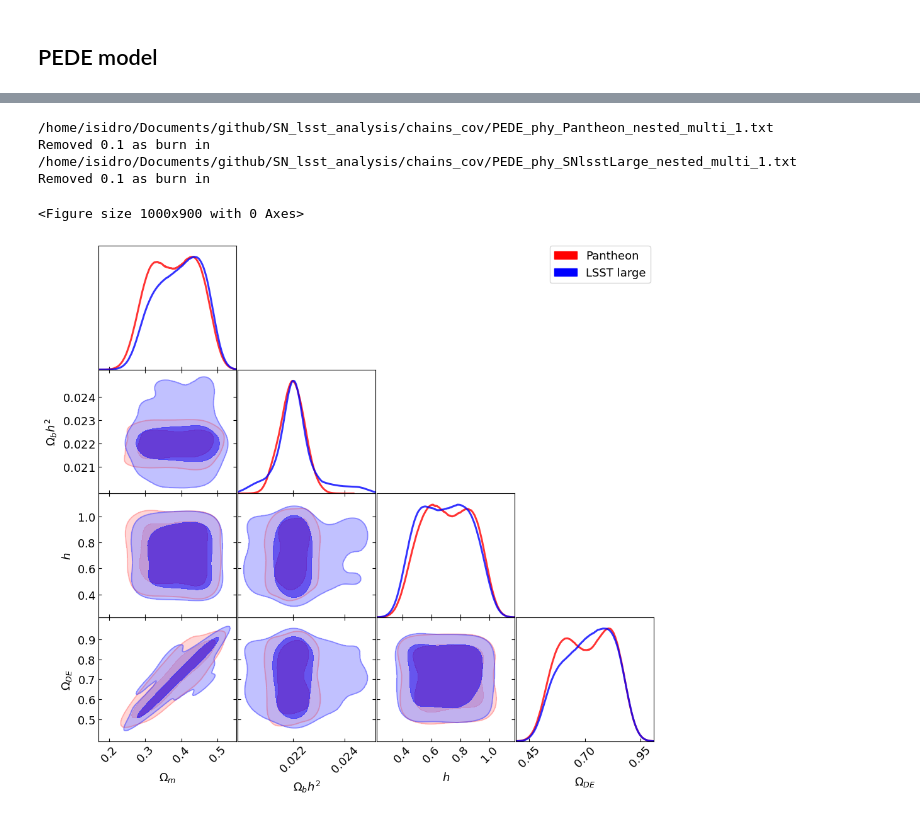
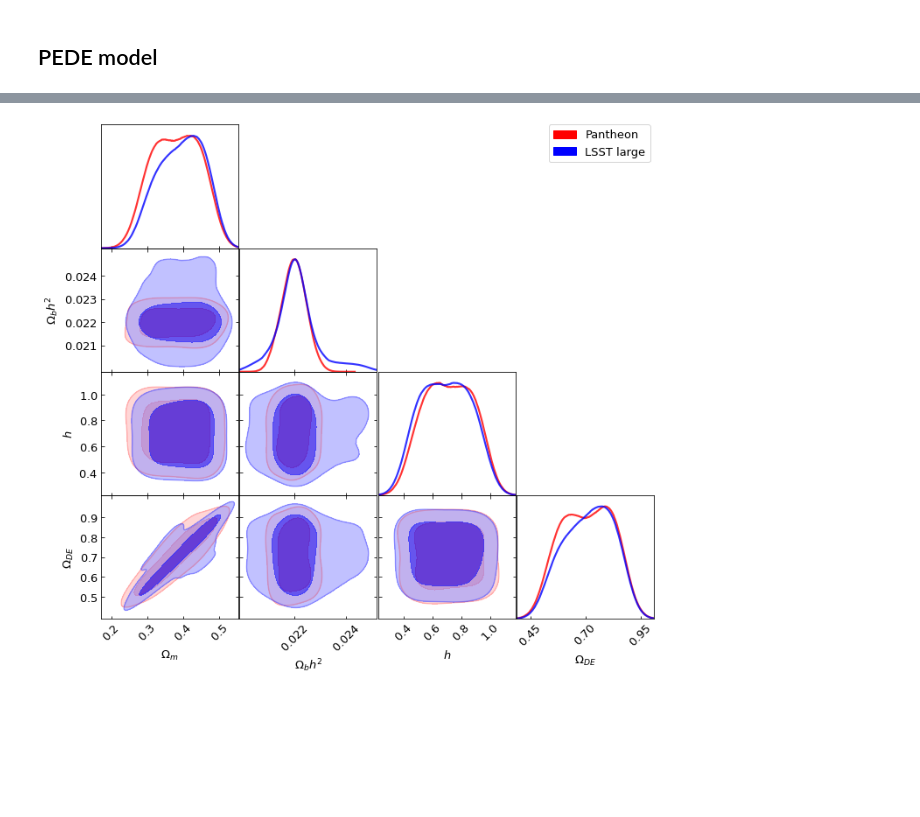
Before and after one commit to igomezv/LSST_DE_neural_reconstruction, a Jupyter notebook: bayesian_lsst.ipynb, the cells around one changed output, grey strips where cells are left out. Drawn from its saved outputs; the diff is of its cells as text; code cells hidden in the pictures; blank space fills up the shorter version.

```diff
--- a/bayesian_lsst.ipynb
+++ b/bayesian_lsst.ipynb
@@ -149,8 +215,8 @@ roots2 = [
 
 g = plots.getSinglePlotter(chain_dir = dir_name, width_inch= 10,
                           ratio = 0.9,
-                          analysis_settings={'smooth_scale_2D': 0.5,
-                                             'smooth_scale_1D': 0.5,
+                          analysis_settings={'smooth_scale_2D': 0.6,
+                                             'smooth_scale_1D': 0.6,
                                              'ignore_rows': 0.1})
 
 #g.settings.axes_fontsize = 5
@@ -201,6 +267 @@ WARNING:root:outlier fraction 0.21846553966189858
-/home/isidro/Documents/github/SN_lsst_analysis/chains_cov/PEDE_phy_Pantheon_nested_multi_1.txt
-Removed 0.1 as burn in
-/home/isidro/Documents/github/SN_lsst_analysis/chains_cov/PEDE_phy_SNlsstLarge_nested_multi_1.txt
-Removed 0.1 as burn in
-<Figure size 1000x900 with 0 Axes>
-[figure, old version]
+[figure, new version]
```
Also changed, not shown: parts of 6 cells of this notebook, 1 other file.
